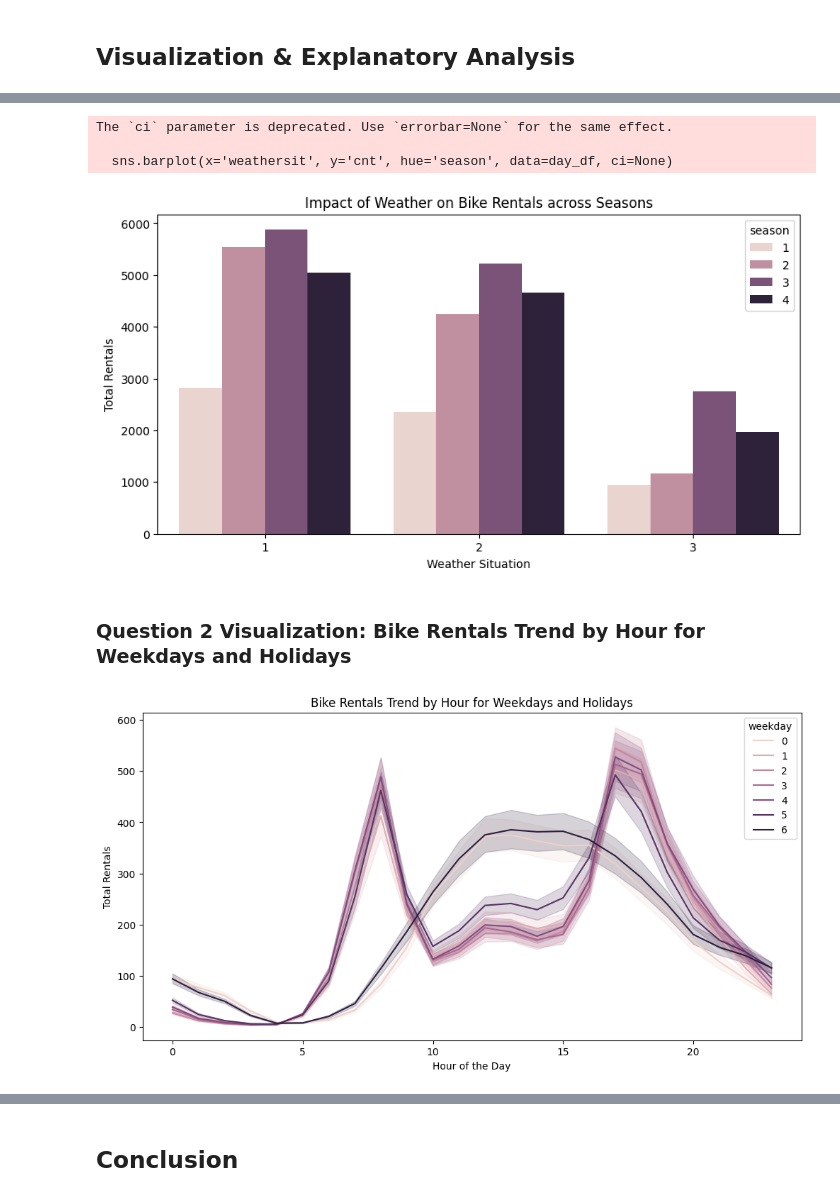
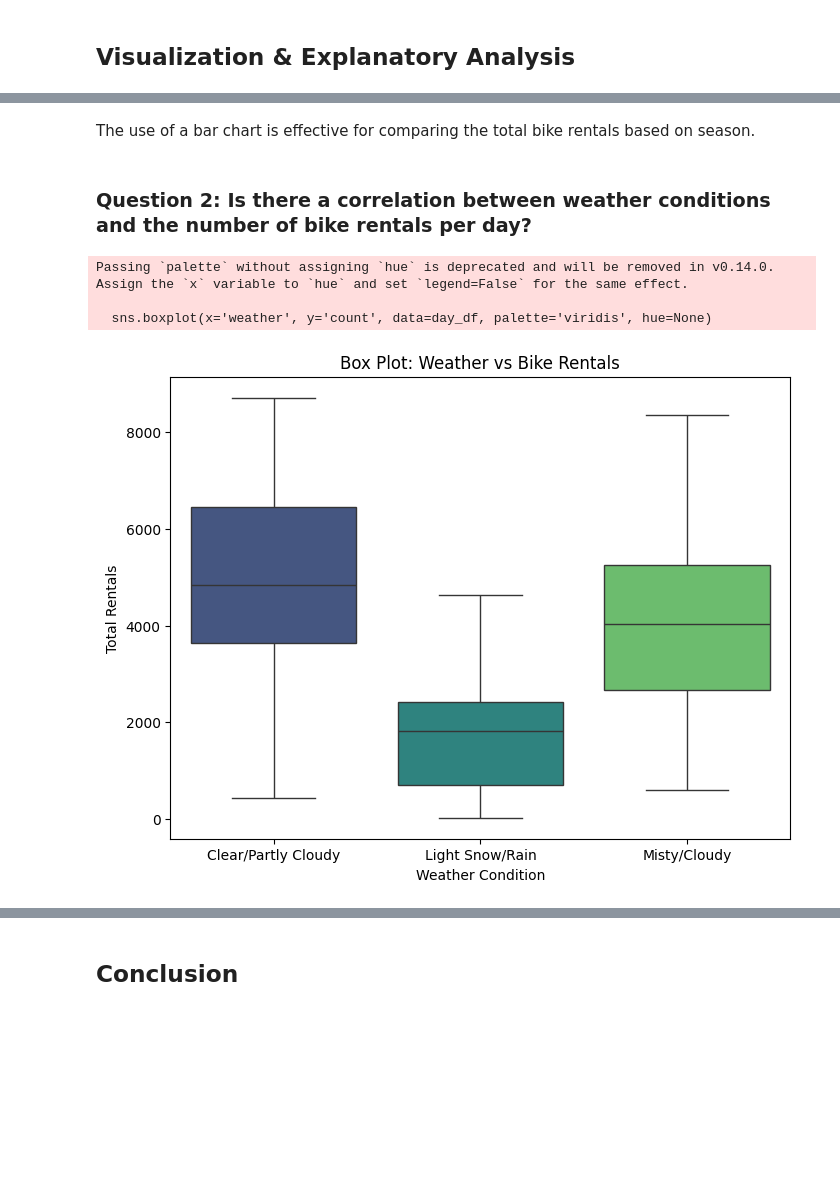
Before and after one commit to amadeusmozartissagei/Bike-Sharing-Data-Analysis, a Jupyter notebook: notebook.ipynb, the cells around one changed output, grey strips where cells are left out. Drawn from its saved outputs; the diff is of its cells as text; code cells hidden in the pictures; blank space fills up the shorter version.

```diff
--- a/notebook.ipynb
+++ b/notebook.ipynb
@@ -22,3 +38,3 @@ import seaborn as sns
 # %%
-day_df = pd.read_csv('./data/day.csv')
-hour_df = pd.read_csv('./data/hour.csv')
+day_df = pd.read_csv('/content/day.csv')
+day_df.head()
@@ -59,0 +180,10 @@ Updated Hour dataset columns: Index(['dteday', 'season', 'yr', 'mnth', 'hr', 'ho
+# %%
+day_df.rename(columns={
+    'dteday': 'dateday',
+    'yr': 'year',
+    'mnth': 'month',
+    'weathersit' : 'weather',
+    'cnt': 'count'
+}, inplace = True)
+
+day_df.head()
@@ -59,0 +201,14 @@ Updated Hour dataset columns: Index(['dteday', 'season', 'yr', 'mnth', 'hr', 'ho
+# %%
+day_df['month'] = day_df['month'].map({
+    1: 'Jan', 2: 'Feb', 3: 'Mar', 4: 'Apr', 5: 'May', 6: 'Jun',
+    7: 'Jul', 8: 'Aug', 9: 'Sep', 10: 'Oct', 11: 'Nov', 12: 'Dec'
+})
+day_df['season'] = day_df['season'].map({
+    1: 'Spring', 2: 'Summer', 3: 'Fall', 4: 'Winter'
+})
+day_df['weather'] = day_df['weather'].map({
+    1: 'Clear/Partly Cloudy',
+    2: 'Misty/Cloudy',
+    3: 'Light Snow/Rain',
+    4: 'Severe Weather'
+})
@@ -59,0 +217,9 @@ Updated Hour dataset columns: Index(['dteday', 'season', 'yr', 'mnth', 'hr', 'ho
+# %%
+day_df['dateday'] = pd.to_datetime(day_df.dateday)
+
+day_df['season'] = day_df.season.astype('category')
+day_df['year'] = day_df.year.astype('category')
+day_df['month'] = day_df.month.astype('category')
+day_df['weather'] = day_df.weather.astype('category')
+
+day_df.head()
@@ -79,23 +337,16 @@ plt.show()
+# %% [markdown]
+The use of a bar chart is effective for comparing the total bike rentals based on season.
+# %% [markdown]
+### Question 2: Is there a correlation between weather conditions and the number of bike rentals per day?
 # %%
-plt.figure(figsize=(10, 5))
-sns.barplot(x='weathersit', y='cnt', hue='season', data=day_df, ci=None)
-plt.title('Impact of Weather on Bike Rentals across Seasons')
-plt.xlabel('Weather Situation')
+plt.figure(figsize=(8,6))
+sns.boxplot(x='weather', y='count', data=day_df, palette='viridis', hue=None)
+plt.title('Box Plot: Weather vs Bike Rentals')
+plt.xlabel('Weather Condition')
 plt.ylabel('Total Rentals')
 plt.show()
 # %% [output]
-The `ci` parameter is deprecated. Use `errorbar=None` for the same effect.
+Passing `palette` without assigning `hue` is deprecated and will be removed in v0.14.0. Assign the `x` variable to `hue` and set `legend=False` for the same effect.
 
-  sns.barplot(x='weathersit', y='cnt', hue='season', data=day_df, ci=None)
+  sns.boxplot(x='weather', y='count', data=day_df, palette='viridis', hue=None)
-[figure, old version]
+[figure, new version]
-# %% [markdown]
-### Question 2 Visualization: Bike Rentals Trend by Hour for Weekdays and Holidays
-# %%
-plt.figure(figsize=(12, 6))
-sns.lineplot(x='hr', y='cnt', hue='weekday', data=hour_df)
-plt.title('Bike Rentals Trend by Hour for Weekdays and Holidays')
-plt.xlabel('Hour of the Day')
-plt.ylabel('Total Rentals')
-plt.show()
-# %% [output]
-[figure, removed]
```
Also changed, not shown: parts of 81 cells of this notebook, 1 other file.
